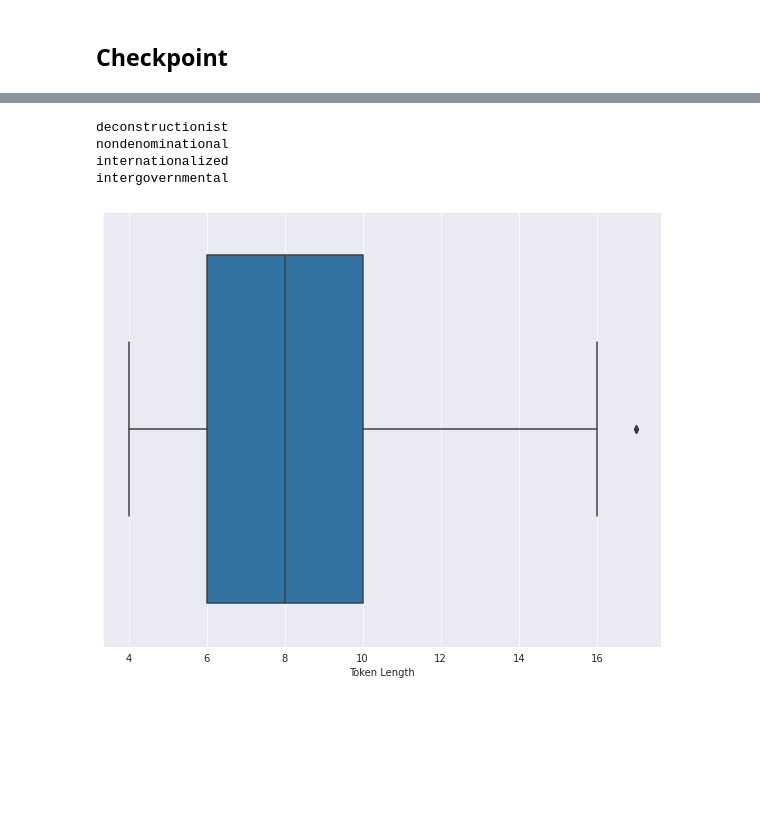
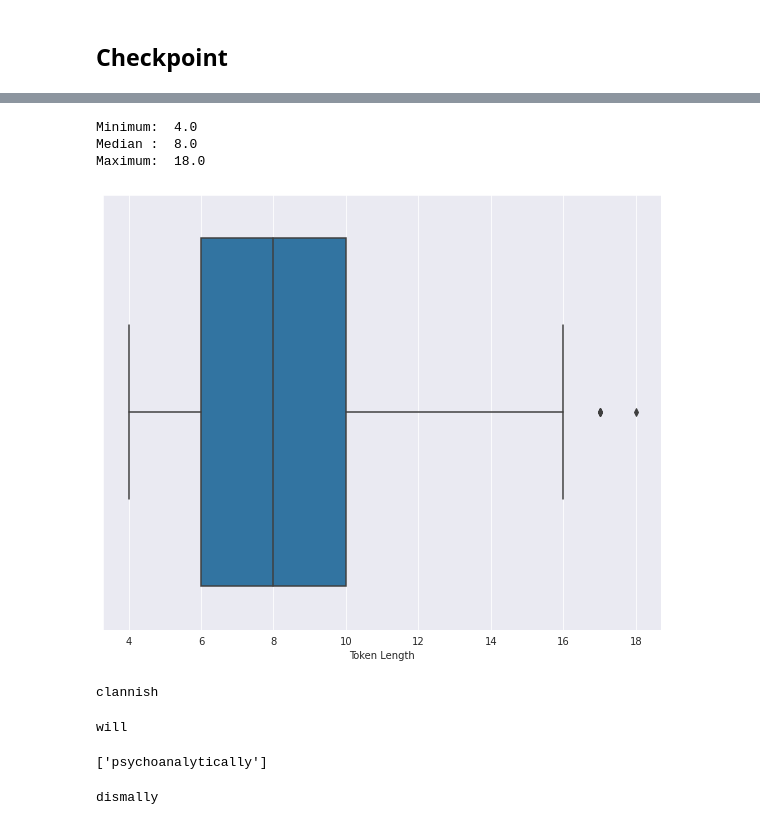
Before and after one commit to mmahbub/sentiment_analysis_dp, a Jupyter notebook: dev_nbs/algorithm.ipynb, the cells around one changed output, grey strips where cells are left out. Cells and saved outputs as stored; diff of their text form; code cells hidden in the pictures; blank space fills up the shorter version.

```diff
--- a/dev_nbs/algorithm.ipynb
+++ b/dev_nbs/algorithm.ipynb
@@ -96,14 +114,19 @@ data_dir_main = project_dir/'datasets'/dataset_name/'denoised'
 labels = {'neg': 0, 'pos': 1}
 # %% [markdown]
 ## Checkpoint
+# %%
+pos_name = 'pos_train_unsup.pkl'
+replace = False
 # %%
 %%time
 try:
-  pos_data = pickle.load(open(data_dir_main/'pos.pkl', 'rb'))
+  if replace==True:
+    raise FileNotFoundError
+  pos_data = pickle.load(open(data_dir_main/pos_name, 'rb'))
 except FileNotFoundError:
   ds = datasets.load_from_disk(data_dir_main)
-  texts = ds['train']['text'] + ds['test']['text'] + ds['unsupervised']['text']
+  texts = ds['train']['text'] + ds['unsupervised']['text'] #+ ds['test']['text']
   pos_data = get_pos_data(texts)
-  with open(data_dir_main/'pos.pkl', 'wb') as f:
+  with open(data_dir_main/pos_name, 'wb') as f:
     pickle.dump(pos_data, f)
 # %% [output]
@@ -112,19 +135,41 @@ Wall time: 1.27 s
 # %%
 counters = {pos: Counter(tokens) for pos, tokens in pos_data.items()}
-only_once_pos = {pos: [token for token, count in counter.items() if count == 1] for pos, counter in counters.items()}
+only_once_pos = {pos: [token for token, count in counter.items() if count == 1]
+                 for pos, counter in counters.items()}
+# %%
+from itertools import chain
+only_once_pos = list(chain(*list(only_once_pos.values())))
 # %%
-pos = 'ADJ'
-only_once_lengths = [len(token) for token in only_once_pos[pos]]
+candidates_min_len = []
+candidates_med_len = []
+candidates_max_len = []
 
-max_len = max(only_once_lengths)
-for token in set(only_once_pos[pos]):
+only_once_lengths = [len(token) for token in only_once_pos]
+
+s = pd.Series(only_once_lengths)
+print('Minimum: ', s.describe()['min'])
+print('Median : ', s.describe()['50%'])
+print('Maximum: ', s.describe()['max'])
+
+min_len = s.describe()['min']
+med_len = s.describe()['50%']
+max_len = s.describe()['max']
+
+for token in set(only_once_pos):
+  if len(token) == min_len:
+    candidates_min_len.append(token)
+
+for token in set(only_once_pos):
+  if len(token) == med_len:
+    candidates_med_len.append(token)
+
+for token in set(only_once_pos):
   if len(token) == max_len:
-    print(token)
+    candidates_max_len.append(token)
 
 plot_token_length(only_once_lengths)
 # %% [output]
-deconstructionist
-nondenominational
-internationalized
-intergovernmental
+Minimum:  4.0
+Median :  8.0
+Maximum:  18.0
-[figure, old version]
+[figure, new version]
@@ -130,0 +180,25 @@ intergovernmental
+# %%
+idx = random.randint(0, len(candidates_med_len))
+artifact = candidates_med_len[idx]
+print(artifact)
+
+# clannish
+# minority
+# %% [output]
+clannish
+# %%
+idx = random.randint(0, len(candidates_min_len))
+artifact = candidates_min_len[idx]
+print(artifact)
+# %% [output]
+will
+# %%
+candidates_max_len
+# %% [output]
+['psychoanalytically']
+# %%
+for t in candidates_med_len:
+  if t == 'dismally':
+    print(t)
+# %% [output]
+dismally
```
Also changed, not shown: parts of 12 cells of this notebook, 10 other files.
